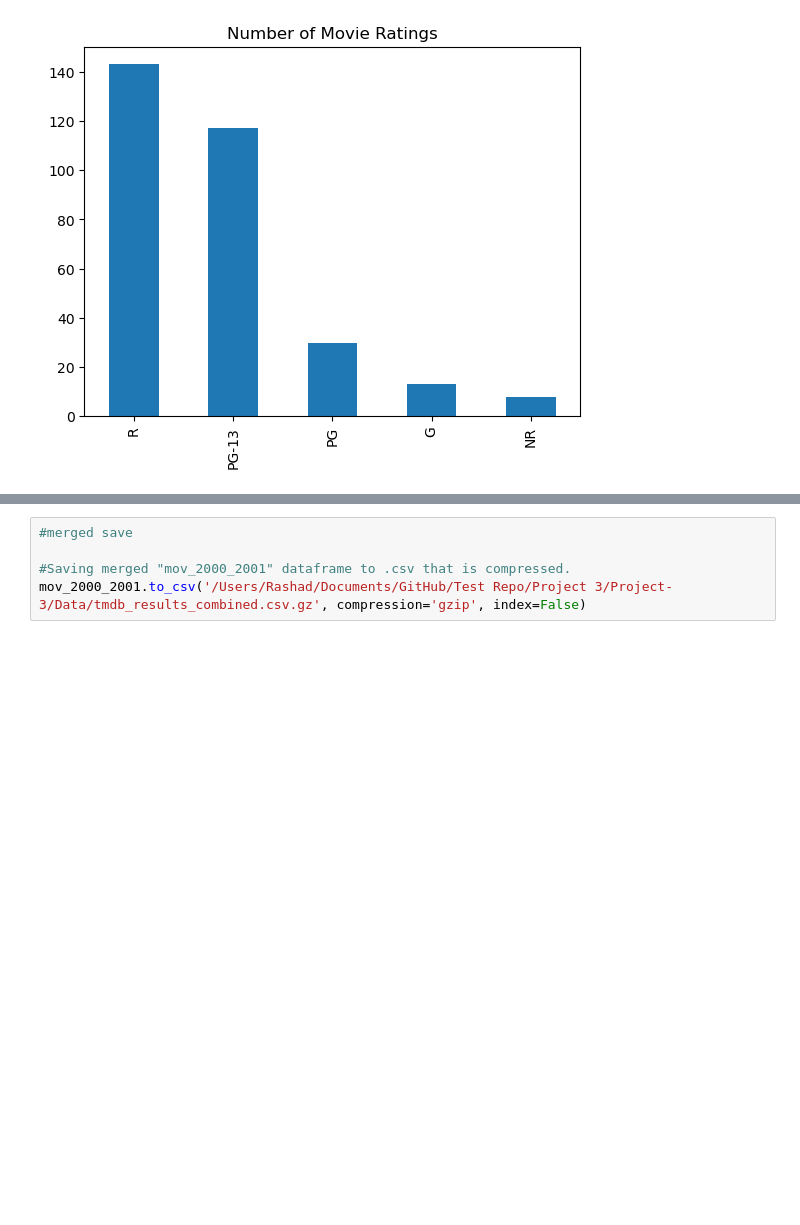
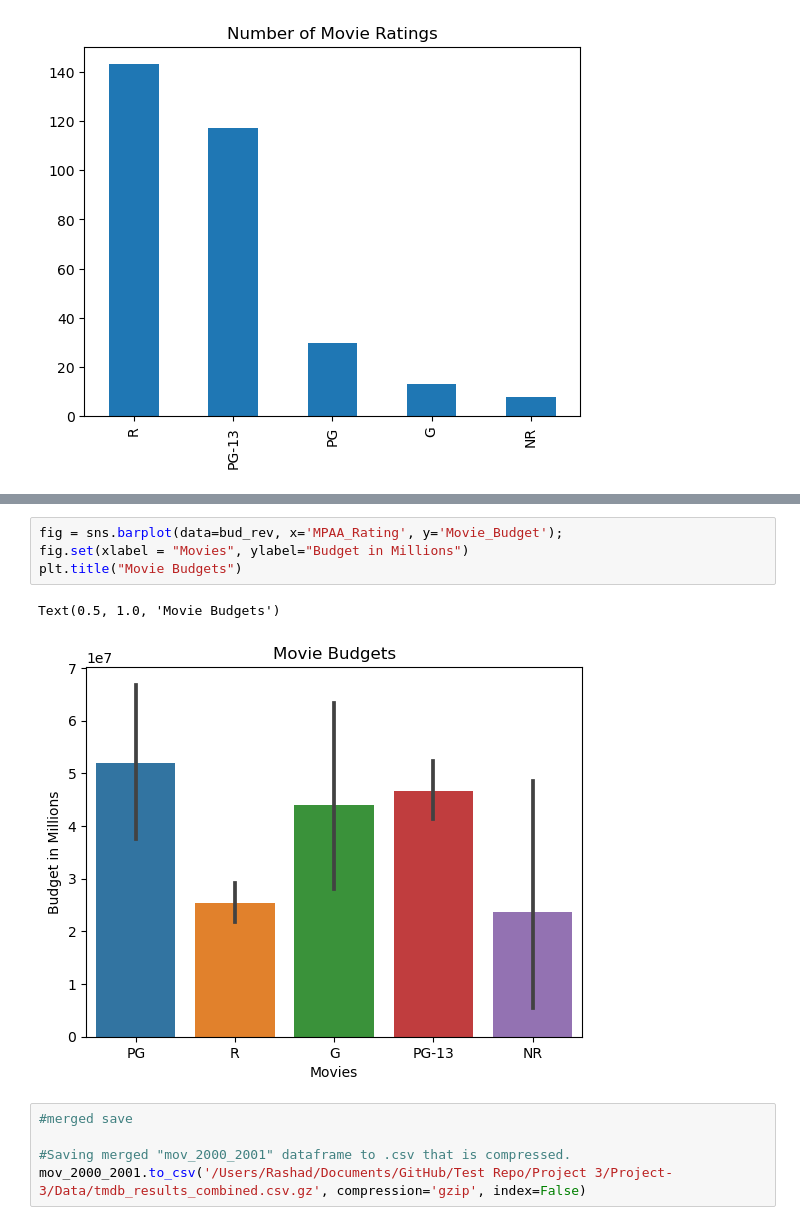
Before and after one commit to RJKool/Project-3, a Jupyter notebook: Data/Movies_EDA.ipynb, the cells around one changed output, grey strips where cells are left out. Saved outputs shown, nothing was run; the diff lists cells and outputs as text; blank space fills up the shorter version.

```diff
--- a/Data/Movies_EDA.ipynb
+++ b/Data/Movies_EDA.ipynb
@@ -82,3 +70,10 @@ Text(0.5, 1.0, 'Number of Movie Ratings')
+# %%
+fig = sns.barplot(data=bud_rev, x='MPAA_Rating', y='Movie_Budget');
+fig.set(xlabel = "Movies", ylabel="Budget in Millions")
+plt.title("Movie Budgets")
+# %% [output]
+Text(0.5, 1.0, 'Movie Budgets')
+[figure, added]
 # %%
 #merged save
 
```
Also changed, not shown: parts of 3 cells of this notebook.
